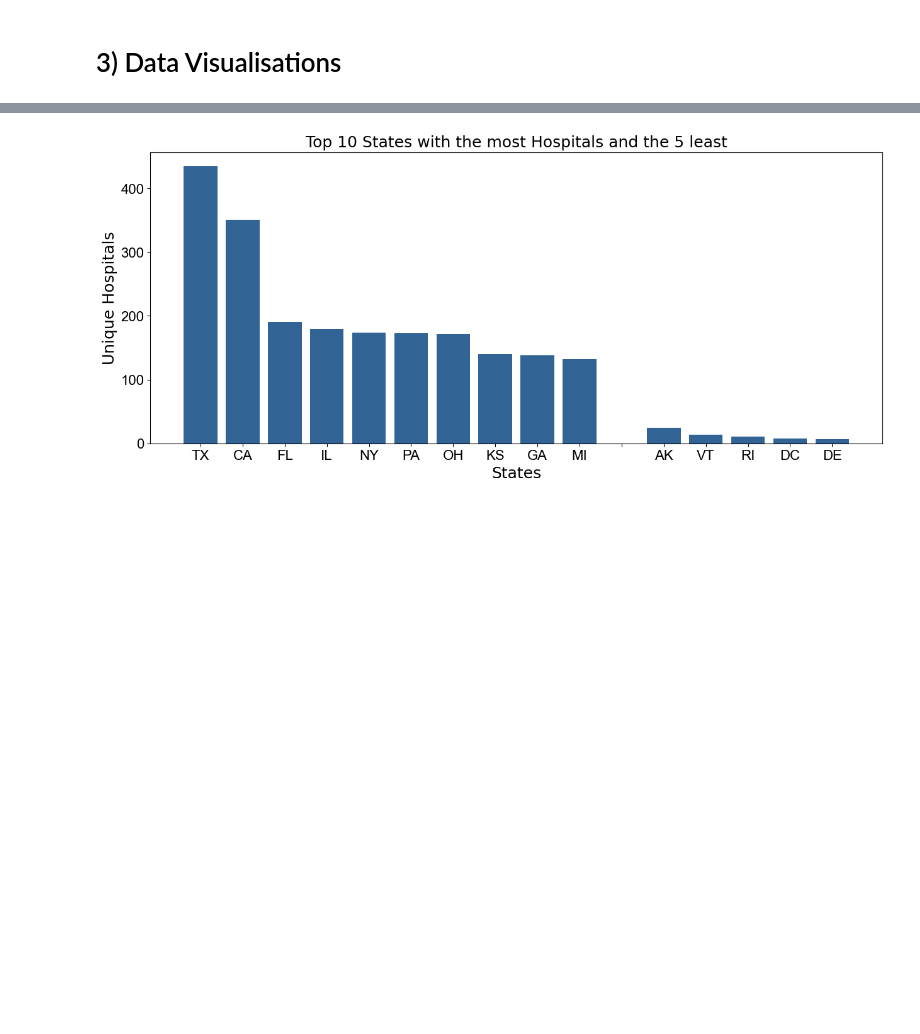
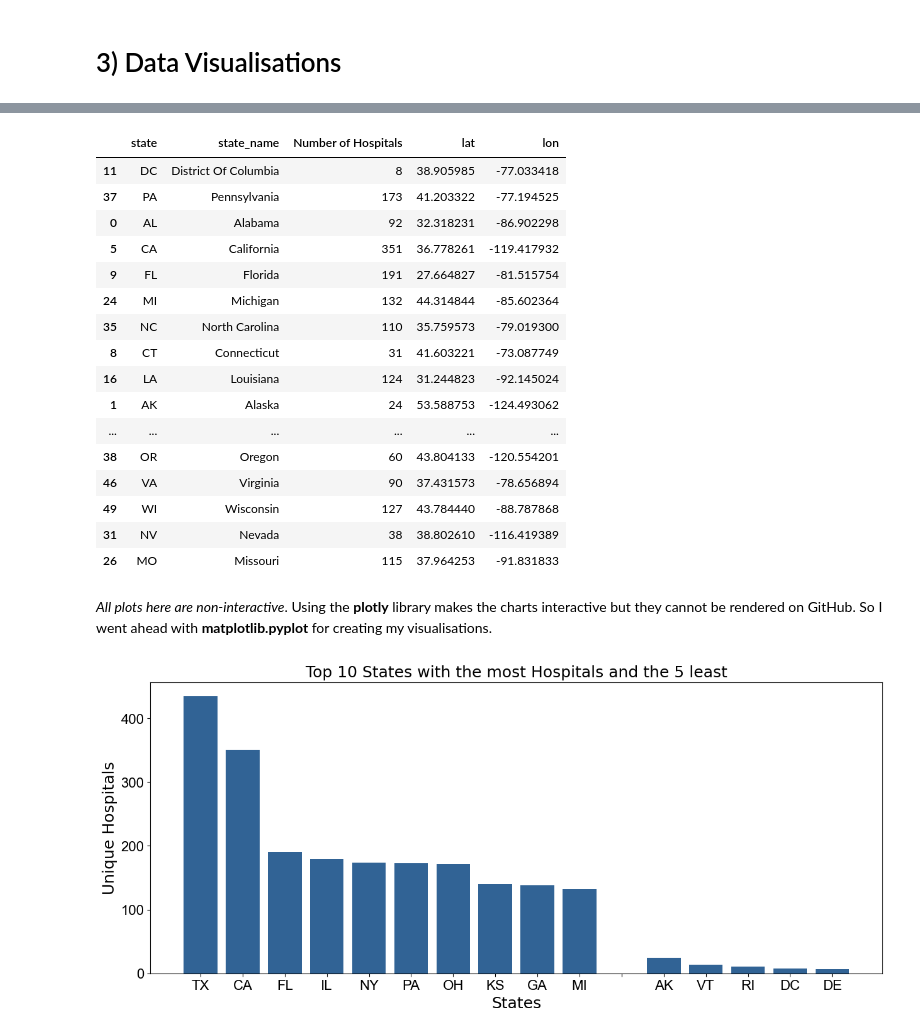
Before and after one commit to beko50/python-data, a Jupyter notebook: 1_Patient Experience.ipynb, the cells around one changed output, grey strips where cells are left out. Drawn from its saved outputs; the diff is of its cells as text; code cells hidden in the pictures; blank space fills up the shorter version.

```diff
--- a/1_Patient Experience.ipynb
+++ b/1_Patient Experience.ipynb
@@ -211,3 +184,67 @@ state_mapping_df
+# %%
+# Load coordinates data
+coords_df = pd.read_csv(r"C:\Users\USER\Desktop\kaggle\us-states.csv")
+coords_df["state"] = coords_df["state"].str.lower()
+coords_df["state_name"] = coords_df["state_name"].str.title()
+
+lon = []
+lat = []
+state_names = []
+
+# Get unique states and count the number of hospitals in each state
+states = hospitals_data["state"].unique()
+number_of_hospitals = []
+
+for state in tqdm(states):
+    number_of_hospitals.append(hospitals_data[hospitals_data["state"] == state]["facility_id"].nunique())
+
+states_data = pd.DataFrame({"state": states, "Number of Hospitals": number_of_hospitals})
+
+for state in tqdm(states_data["state"]):
+    state_lower = state.lower()
+
+    lng_results = coords_df[coords_df["state"] == state_lower]["longitude"].to_list()
+    if not lng_results:
+        lng_results = coords_df[coords_df["state"] == state_lower + " "]["longitude"].to_list()
+    lon.append(lng_results[0] if lng_results else np.nan)
+
+    lat_results = coords_df[coords_df["state"] == state_lower]["latitude"].to_list()
+    if not lat_results:
+        lat_results = coords_df[coords_df["state"] == state_lower + " "]["latitude"].to_list()
+    lat.append(lat_results[0] if lat_results else np.nan)
+
+    state_name_results = coords_df[coords_df["state"] == state_lower]["state_name"].to_list()
+    if not state_name_results:
+        state_name_results = coords_df[coords_df["state"] == state_lower + " "]["state_name"].to_list()
+    state_names.append(state_name_results[0] if state_name_results else np.nan)
+
+states_data["lat"] = lat
+states_data["lon"] = lon
+states_data["state_name"] = state_names
+
+states_data = states_data[['state', 'state_name', 'Number of Hospitals', 'lat', 'lon']]
+
+states_data.sample(20)
+# %% [output]
+|  | state | state_name | Number of Hospitals | lat | lon |
+| 11 | DC | District Of Columbia | 8 | 38.905985 | -77.033418 |
+| 37 | PA | Pennsylvania | 173 | 41.203322 | -77.194525 |
+| 0 | AL | Alabama | 92 | 32.318231 | -86.902298 |
+| 5 | CA | California | 351 | 36.778261 | -119.417932 |
+| 9 | FL | Florida | 191 | 27.664827 | -81.515754 |
+| 24 | MI | Michigan | 132 | 44.314844 | -85.602364 |
+| 35 | NC | North Carolina | 110 | 35.759573 | -79.019300 |
+| 8 | CT | Connecticut | 31 | 41.603221 | -73.087749 |
+| 16 | LA | Louisiana | 124 | 31.244823 | -92.145024 |
+| 1 | AK | Alaska | 24 | 53.588753 | -124.493062 |
+| ... | ... | ... | ... | ... | ... |
+| 38 | OR | Oregon | 60 | 43.804133 | -120.554201 |
+| 46 | VA | Virginia | 90 | 37.431573 | -78.656894 |
+| 49 | WI | Wisconsin | 127 | 43.784440 | -88.787868 |
+| 31 | NV | Nevada | 38 | 38.802610 | -116.419389 |
+| 26 | MO | Missouri | 115 | 37.964253 | -91.831833 |
+# %% [markdown]
+*All plots here are non-interactive*. Using the **plotly** library makes the charts interactive but they cannot be rendered on GitHub. So I went ahead with **matplotlib.pyplot** for creating my visualisations.
 # %%
 # Unique hospitals by facilty_id
 unique_hospitals = hospitals_data.groupby("state")["facility_id"].nunique()
```
Also changed, not shown: parts of 16 cells of this notebook.
